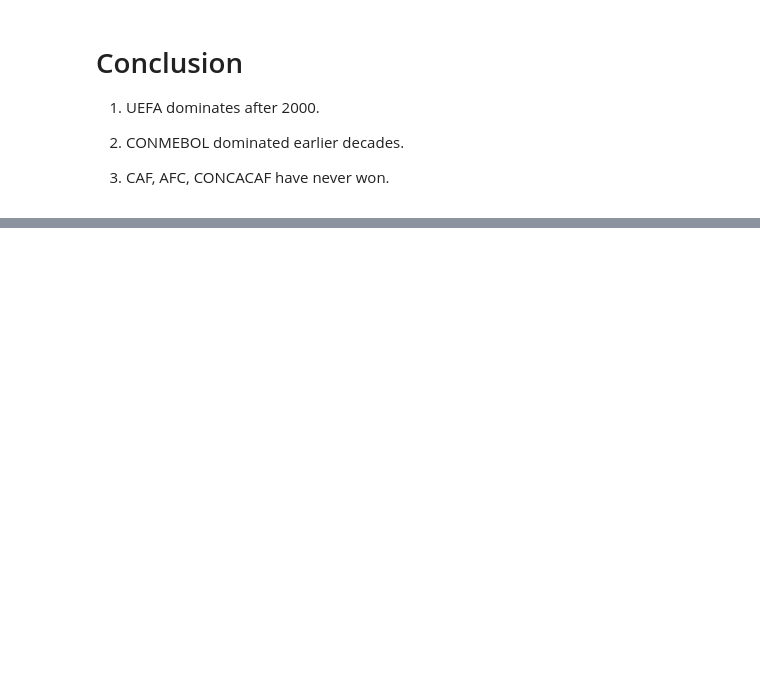
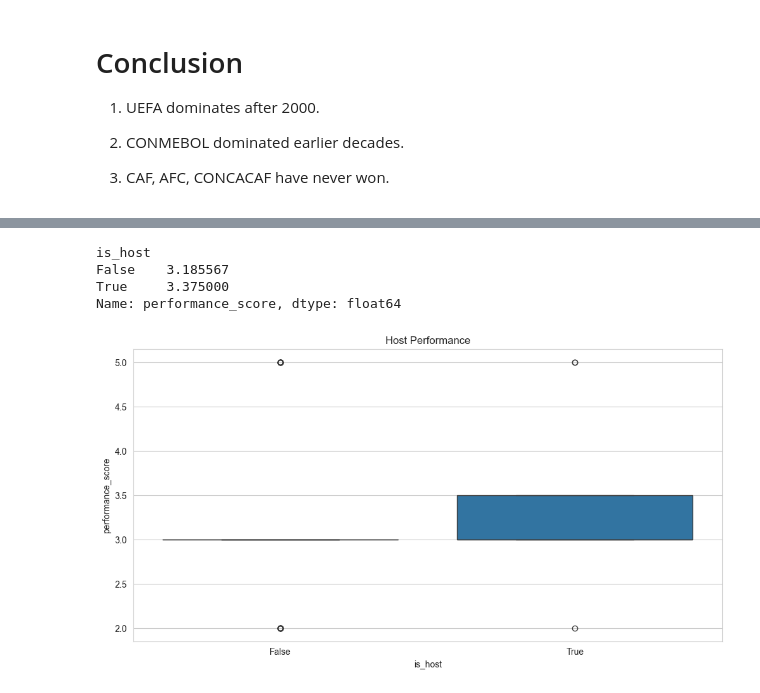
Before and after one commit to Genesis801/FIFA-World-Cup-2026, a Jupyter notebook: beginner_EDA.ipynb, the cells around one changed output, grey strips where cells are left out. Cells and saved outputs as stored; diff of their text form; code cells hidden in the pictures; blank space fills up the shorter version.

```diff
--- a/beginner_EDA.ipynb
+++ b/beginner_EDA.ipynb
@@ -377,0 +402,41 @@ sns.heatmap(
+# %%
+# Converting stages into scores
+stage_score = {
+    "Group Stage":1,
+    "Round of 16":2,
+    "Quarter-finals":3,
+    "Semi-finals":4,
+    "Runner-up":5,
+    "Champion":6
+}
+host_teams['performance_score'] = (
+    host_teams['final_stage_reached']
+    .map(stage_score)
+)
+# %%
+# Calculating expected performance
+host_teams['elo_percentile'] = (
+    host_teams['elo_rating_approx']
+    .rank(pct=True)
+)
+
+# Comapre host vs non-host performance
+host_teams.groupby(
+    'is_host'
+)['performance_score'].mean()
+# %% [output]
+is_host
+False    3.185567
+True     3.375000
+Name: performance_score, dtype: float64
+# %%
+sns.boxplot(
+    data=host_teams,
+    x='is_host',
+    y='performance_score'
+)
+
+plt.title("Host Performance")
+plt.show()
+# %% [output]
+[figure, added]
```
Also changed, not shown: parts of 6 cells of this notebook.
